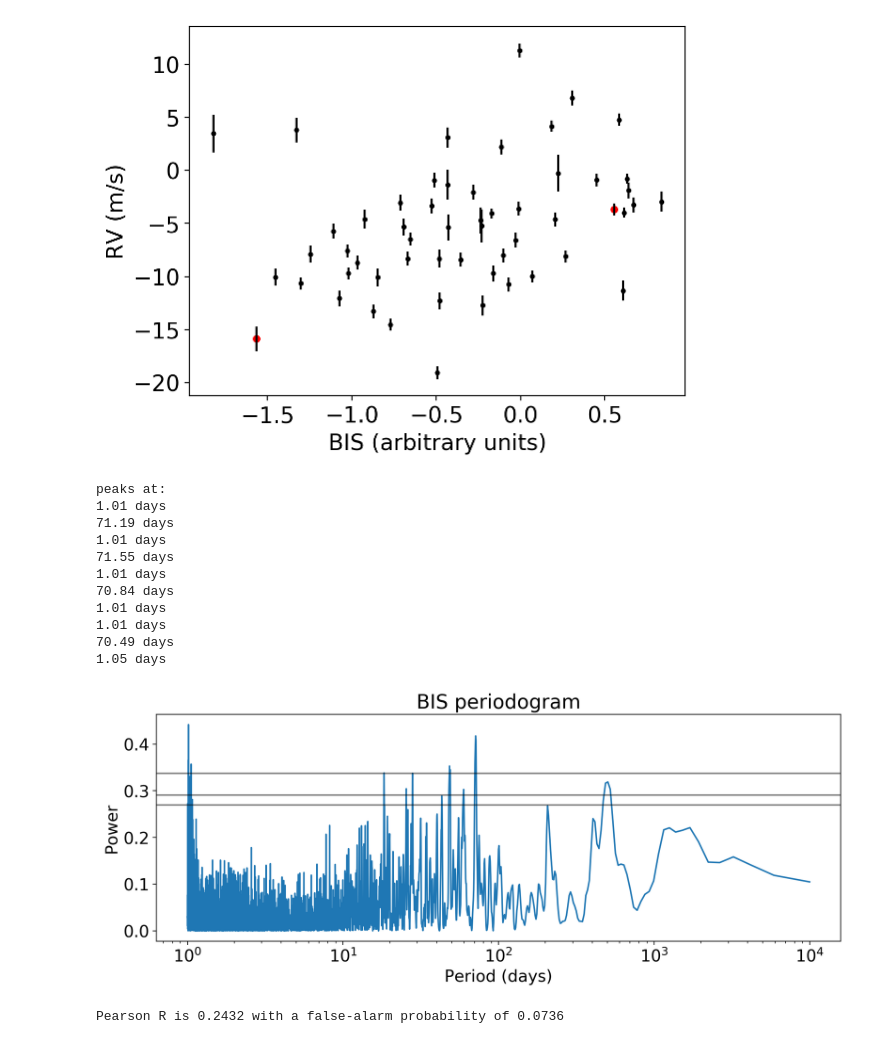
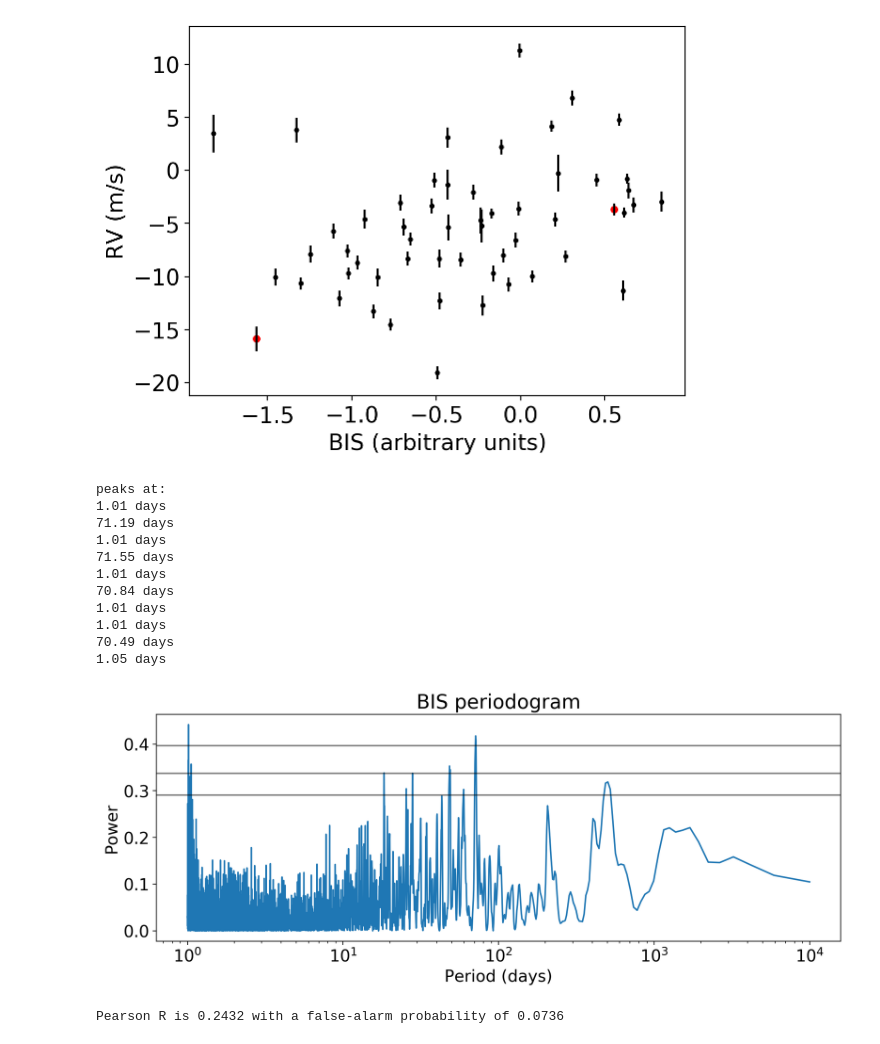
Before and after one commit to megbedell/tesstwin, a Jupyter notebook: notebooks/exoplanet/rv_fit.ipynb, the cells around one changed output. Drawn from its saved outputs; the diff is of its cells as text; code cells hidden in the pictures.

```diff
--- a/notebooks/exoplanet/rv_fit.ipynb
+++ b/notebooks/exoplanet/rv_fit.ipynb
@@ -99,7 +99,7 @@ from astropy.timeseries import LombScargle
 ls = LombScargle(x_rv, y_rv_guess, yerr_rv)
 freq, power = ls.autopower(minimum_frequency=1.e-4,
                                                    maximum_frequency=1.)
-probabilities = [0.1, 0.05, 0.01]
+probabilities = [0.05, 0.01, 0.001]
 fal = ls.false_alarm_level(probabilities)
 
 fig,ax = plt.subplots(1,1,figsize=(12,4))
@@ -153,7 +153,7 @@ Pearson R is 0.4587 with a false-alarm probability of 0.0004
 ls = LombScargle(x_rv, fwhm_rv_guess)
 freq, power = ls.autopower(minimum_frequency=1.e-4,
                                                    maximum_frequency=1.)
-probabilities = [0.1, 0.05, 0.01]
+probabilities = [0.05, 0.01, 0.001]
 fal = ls.false_alarm_level(probabilities)
 
 fig,ax = plt.subplots(1,1,figsize=(12,4))
@@ -202,35 +202,35 @@ Pearson R is 0.3204 with a false-alarm probability of 0.0171
 ls = LombScargle(x_rv, bis_rv_guess)
 freq, power = ls.autopower(minimum_frequency=1.e-4,
                                                    maximum_frequency=1.)
-probabilities = [0.1, 0.05, 0.01]
+probabilities = [0.05, 0.01, 0.001]
 fal = ls.false_alarm_level(probabilities)
 
 fig,ax = plt.subplots(1,1,figsize=(12,4))
 ax.plot(1./freq, power)
 #ax.axvline(periods, c='r', alpha=0.5)
 for f in fal:
     ax.axhline(f, c='k', alpha=0.5)
 ax.set_xscale('log')
 ax.set_title('BIS periodogram')
 ax.set_xlabel('Period (days)')
 ax.set_ylabel('Power')
 print("peaks at:")
 sorted_peaks = 1./freq[np.argsort(power)[::-1]]
 for i in range(10):
     print("{0:.2f} days".format(sorted_peaks[i]))
 # %% [output]
 peaks at:
 1.01 days
 71.19 days
 1.01 days
 71.55 days
 1.01 days
 70.84 days
 1.01 days
 1.01 days
 70.49 days
 1.05 days
-[figure, old version]
+[figure, new version]
 # %%
 plt.errorbar(shk, y_rv_guess, yerr=yerr_rv, fmt=",k")
 plt.scatter(shk, y_rv_guess, c='k', s=10)
```
Also changed, not shown: parts of 10 cells of this notebook, 3 other files.
